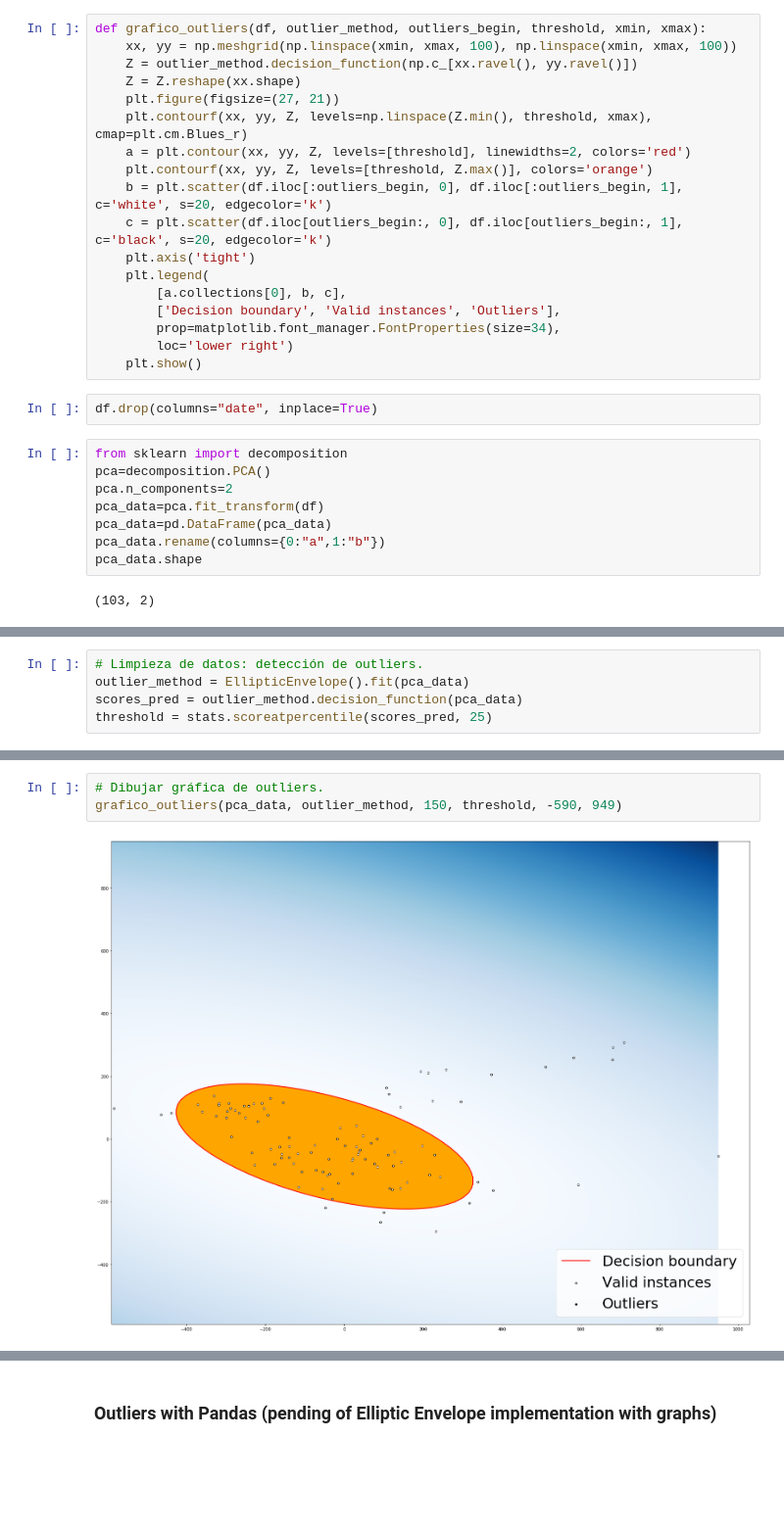
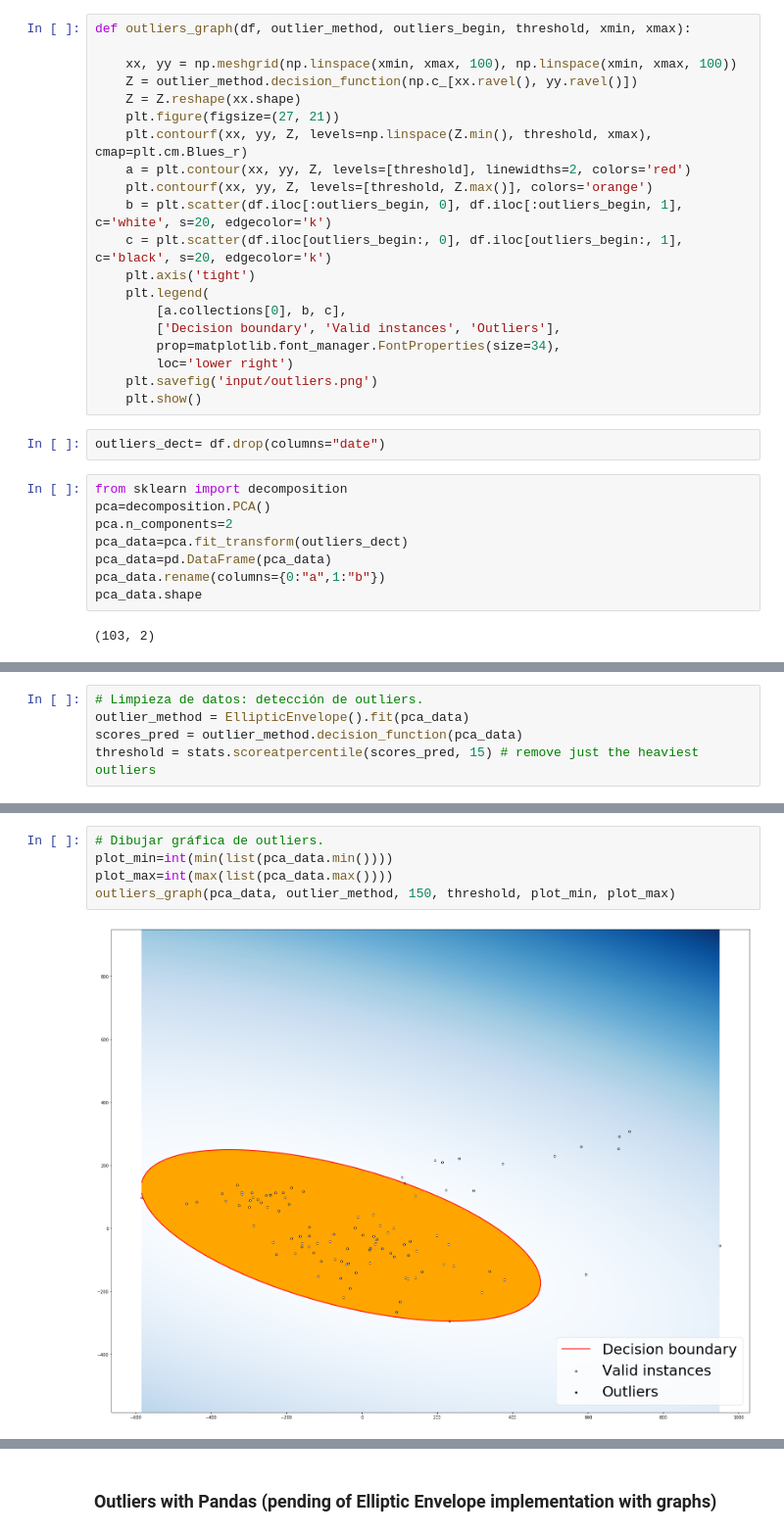
Before and after one commit to albertovpd/automated_ML_regression, a Jupyter notebook: testing.ipynb, the cells around one changed output, grey strips where cells are left out. Shown at 98% size. Saved outputs shown, nothing was run; the diff lists cells and outputs as text; blank space fills up the shorter version.

Commit message:
outliers graph with pca done

```diff
--- a/testing.ipynb
+++ b/testing.ipynb
@@ -571,7 +571,8 @@ df
 
 How can i get back the outliers out of the decicions boundary, after a dimensionality reduction?
 # %%
-def grafico_outliers(df, outlier_method, outliers_begin, threshold, xmin, xmax):
+def outliers_graph(df, outlier_method, outliers_begin, threshold, xmin, xmax):
+
     xx, yy = np.meshgrid(np.linspace(xmin, xmax, 100), np.linspace(xmin, xmax, 100))
     Z = outlier_method.decision_function(np.c_[xx.ravel(), yy.ravel()])
     Z = Z.reshape(xx.shape)
@@ -587,14 +588,15 @@ def grafico_outliers(df, outlier_method, outliers_begin, threshold, xmin, xmax):
         ['Decision boundary', 'Valid instances', 'Outliers'],
         prop=matplotlib.font_manager.FontProperties(size=34),
         loc='lower right')
+    plt.savefig('input/outliers.png')
     plt.show()
 # %%
-df.drop(columns="date", inplace=True)
+outliers_dect= df.drop(columns="date")
 # %%
 from sklearn import decomposition
 pca=decomposition.PCA()
 pca.n_components=2
-pca_data=pca.fit_transform(df)
+pca_data=pca.fit_transform(outliers_dect)
 pca_data=pd.DataFrame(pca_data)
 pca_data.rename(columns={0:"a",1:"b"})
 pca_data.shape
@@ -613,4 +606,4 @@ dtype: float64
 # Limpieza de datos: detección de outliers.
 outlier_method = EllipticEnvelope().fit(pca_data)
 scores_pred = outlier_method.decision_function(pca_data)
-threshold = stats.scoreatpercentile(scores_pred, 25)
+threshold = stats.scoreatpercentile(scores_pred, 15) # remove just the heaviest outliers
@@ -620,5 +621,7 @@ print("%.3f %%" % (100*len(scores_pred[scores_pred < threshold])/len(scores_pred
 # %%
 # Dibujar gráfica de outliers.
-grafico_outliers(pca_data, outlier_method, 150, threshold, -590, 949)
+plot_min=int(min(list(pca_data.min())))
+plot_max=int(max(list(pca_data.max())))
+outliers_graph(pca_data, outlier_method, 150, threshold, plot_min, plot_max)
 # %% [output]
-[figure, old version]
+[figure, new version]
```
Also changed, not shown: parts of 33 cells of this notebook.
